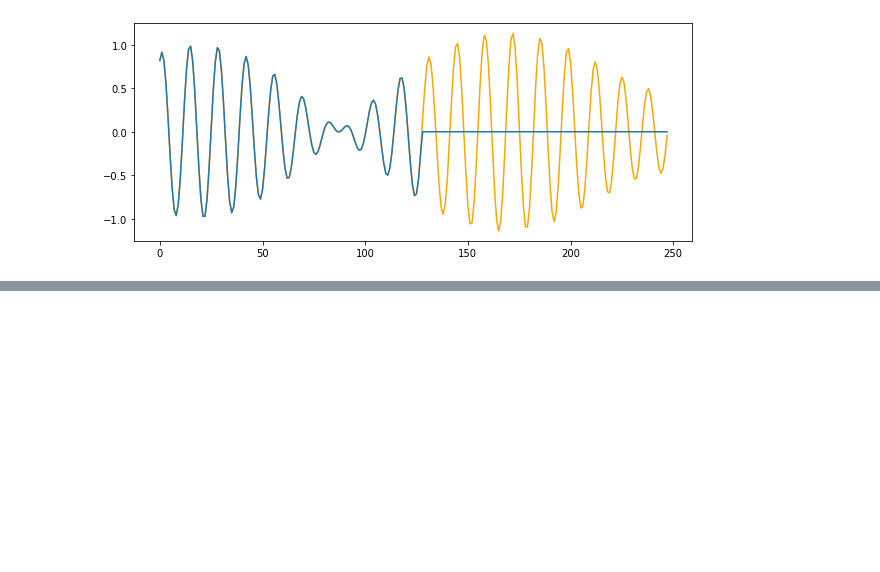
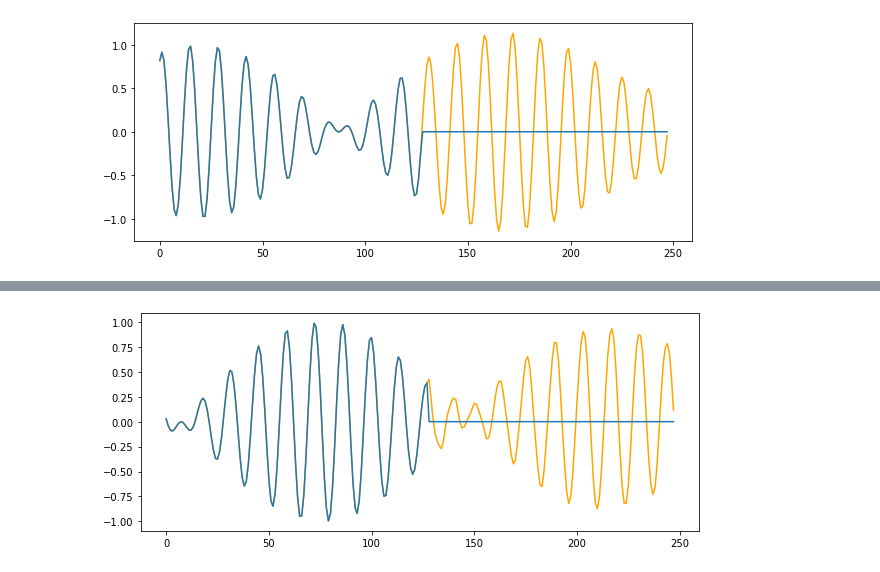
Before and after one commit to fa97ber/DeepLearning, a Jupyter notebook: DL_03_01.ipynb, the cells around one changed output, grey strips where cells are left out. Cells and saved outputs as stored; diff of their text form; code cells hidden in the pictures; blank space fills up the shorter version.

```diff
--- a/DL_03_01.ipynb
+++ b/DL_03_01.ipynb
@@ -290,0 +317,6 @@ Now, use a RNN cell Keras SimpleRNN to see if we are able to learn the data gene
+# %%
+modelC.compile(optimizer='rmsprop', loss='mean_squared_error', metrics=['accuracy'])
+# %%
+historyC = modelC.fit(X[:800], Y[:800],
+          epochs=10,
+          validation_data=(X[800:], Y[800:]))
@@ -290,0 +341,12 @@ Now, use a RNN cell Keras SimpleRNN to see if we are able to learn the data gene
+# %%
+def predict_values(starting_sequence, repeats=12):
+    x_test = starting_sequence
+    for _ in range(repeats):
+        pred = modelC.predict(x_test).reshape(-1).reshape(1,look_ahead,1)
+        x_test = np.concatenate((x_test, pred), axis=1)
+    return x_test
+# %%
+x_test,y_test = gen_data(size=1,noise=0.0)
+valuesC = predict_values(x_test)
+xC = np.zeros(values.shape)
+xC[0,:seq_length,0] = x_test[0,:,0]
@@ -290,0 +362,8 @@ Now, use a RNN cell Keras SimpleRNN to see if we are able to learn the data gene
+# %%
+plt.figure(num=None, figsize=(10,4))
+
+plt.plot(valuesC[0,:,0], color='orange')
+plt.plot(xC[0,:,0])
+plt.show()
+# %% [output]
+[figure, added]
```
Also changed, not shown: parts of 5 cells of this notebook.
